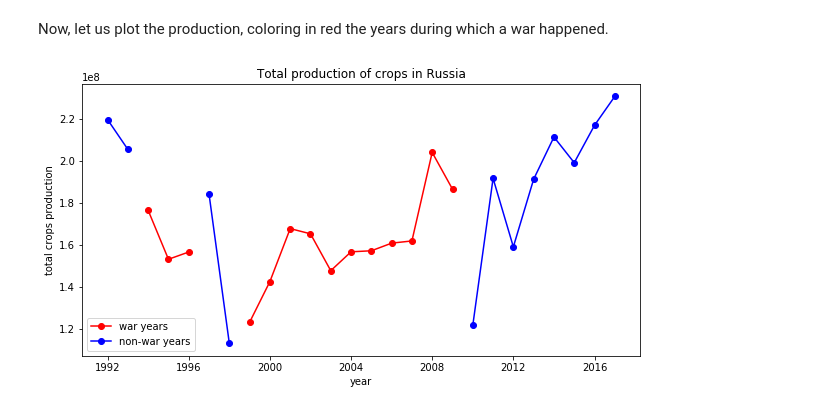
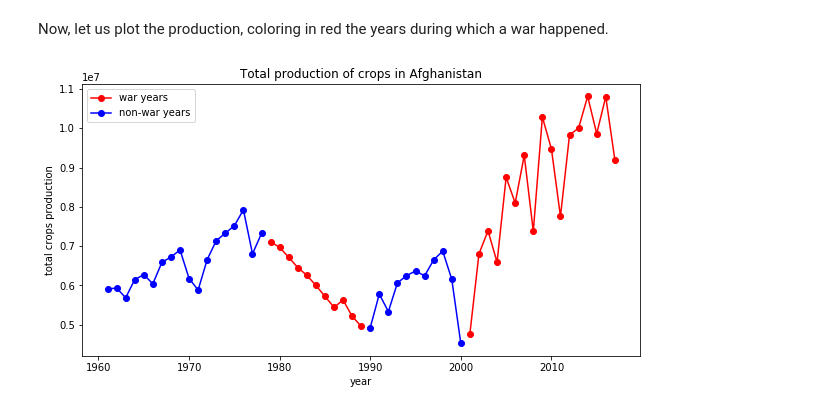
Before and after one commit to pull-fiction/make-crops-not-war, a Jupyter notebook: notebooks/general_trend.ipynb, the cells around one changed output. Saved outputs shown, nothing was run; the diff lists cells and outputs as text; code cells hidden in the pictures.

```diff
--- a/notebooks/general_trend.ipynb
+++ b/notebooks/general_trend.ipynb
@@ -278,6 +303,6 @@ Now, let us plot the production, coloring in red the years during which a war ha
 # %%
 from src.plots import plot_production_and_war
 
-plot_production_and_war(final_wars_df, prod_per_year_per_country, 'Russia')
+plot_production_and_war(final_wars_df, prod_per_year_per_country, 'Afghanistan')
 # %% [output]
-[figure, old version]
+[figure, new version]
```
Also changed, not shown: parts of 3 cells of this notebook, 3 other files.
